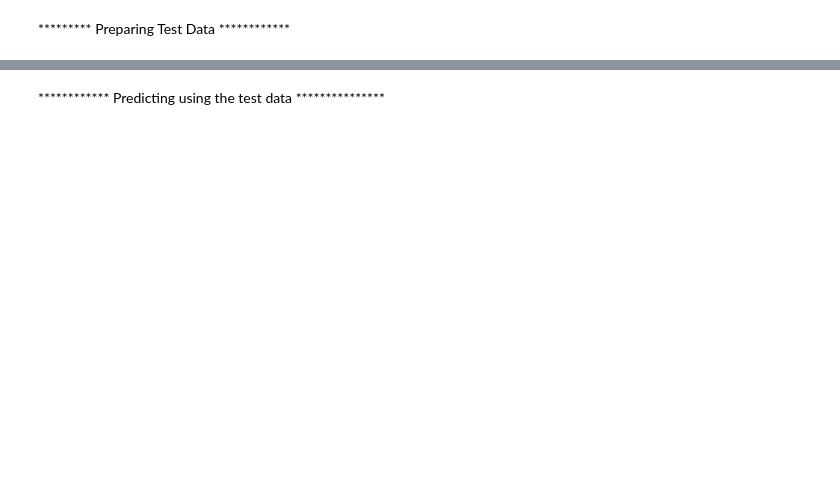
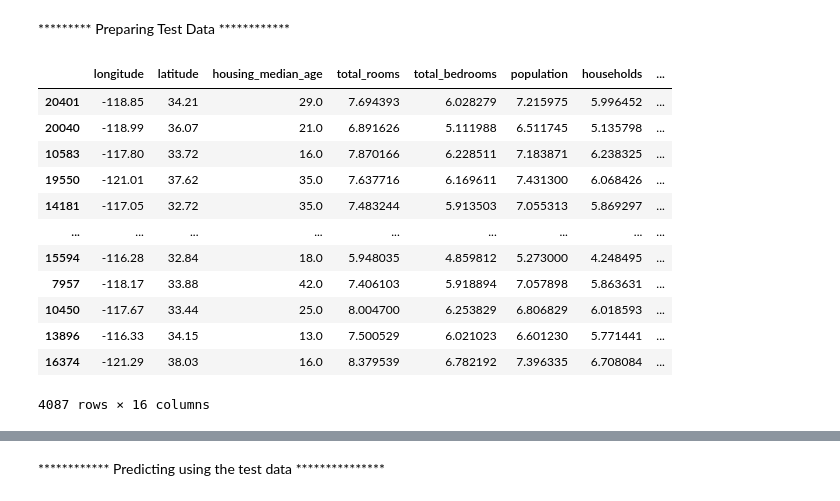
Before and after one commit to manjulamynampati/Machine-Learning, a Jupyter notebook: Housing_Price_Prediction.ipynb, the cells around one changed output, grey strips where cells are left out. Drawn from its saved outputs; the diff is of its cells as text; code cells hidden in the pictures; blank space fills up the shorter version.

```diff
--- a/Housing_Price_Prediction.ipynb
+++ b/Housing_Price_Prediction.ipynb
@@ -161,15 +221,31 @@ GradientBoostingRegressor()
 # %%
 test_data = X_test.join(y_test)
 
 test_data['total_rooms'] = np.log(test_data['total_rooms'] + 1)
 test_data['total_bedrooms'] = np.log(test_data['total_bedrooms'] + 1)
 test_data['population'] = np.log(test_data['population'] + 1)
 test_data['households'] = np.log(test_data['households'] + 1)
 
 test_data = test_data.join(pd.get_dummies(test_data.ocean_proximity)).drop(['ocean_proximity'], axis = 1)
 
 test_data['bedroom_ratio'] = test_data['total_bedrooms']/ test_data['total_rooms']
 test_data['household_rooms'] = test_data['total_rooms']/ test_data['households']
+
+test_data
+# %% [output]
+|  | longitude | latitude | housing_median_age | total_rooms | total_bedrooms | population | households | ... |
+| 20401 | -118.85 | 34.21 | 29.0 | 7.694393 | 6.028279 | 7.215975 | 5.996452 | ... |
+| 20040 | -118.99 | 36.07 | 21.0 | 6.891626 | 5.111988 | 6.511745 | 5.135798 | ... |
+| 10583 | -117.80 | 33.72 | 16.0 | 7.870166 | 6.228511 | 7.183871 | 6.238325 | ... |
+| 19550 | -121.01 | 37.62 | 35.0 | 7.637716 | 6.169611 | 7.431300 | 6.068426 | ... |
+| 14181 | -117.05 | 32.72 | 35.0 | 7.483244 | 5.913503 | 7.055313 | 5.869297 | ... |
+| ... | ... | ... | ... | ... | ... | ... | ... | ... |
+| 15594 | -116.28 | 32.84 | 18.0 | 5.948035 | 4.859812 | 5.273000 | 4.248495 | ... |
+| 7957 | -118.17 | 33.88 | 42.0 | 7.406103 | 5.918894 | 7.057898 | 5.863631 | ... |
+| 10450 | -117.67 | 33.44 | 25.0 | 8.004700 | 6.253829 | 6.806829 | 6.018593 | ... |
+| 13896 | -116.33 | 34.15 | 13.0 | 7.500529 | 6.021023 | 6.601230 | 5.771441 | ... |
+| 16374 | -121.29 | 38.03 | 16.0 | 8.379539 | 6.782192 | 7.396335 | 6.708084 | ... |
+4087 rows × 16 columns
 # %%
 
 X_test, y_test = test_data.drop(['median_house_value'], axis =1), test_data['median_house_value']
```
Also changed, not shown: parts of 24 cells of this notebook, 1 other file.
